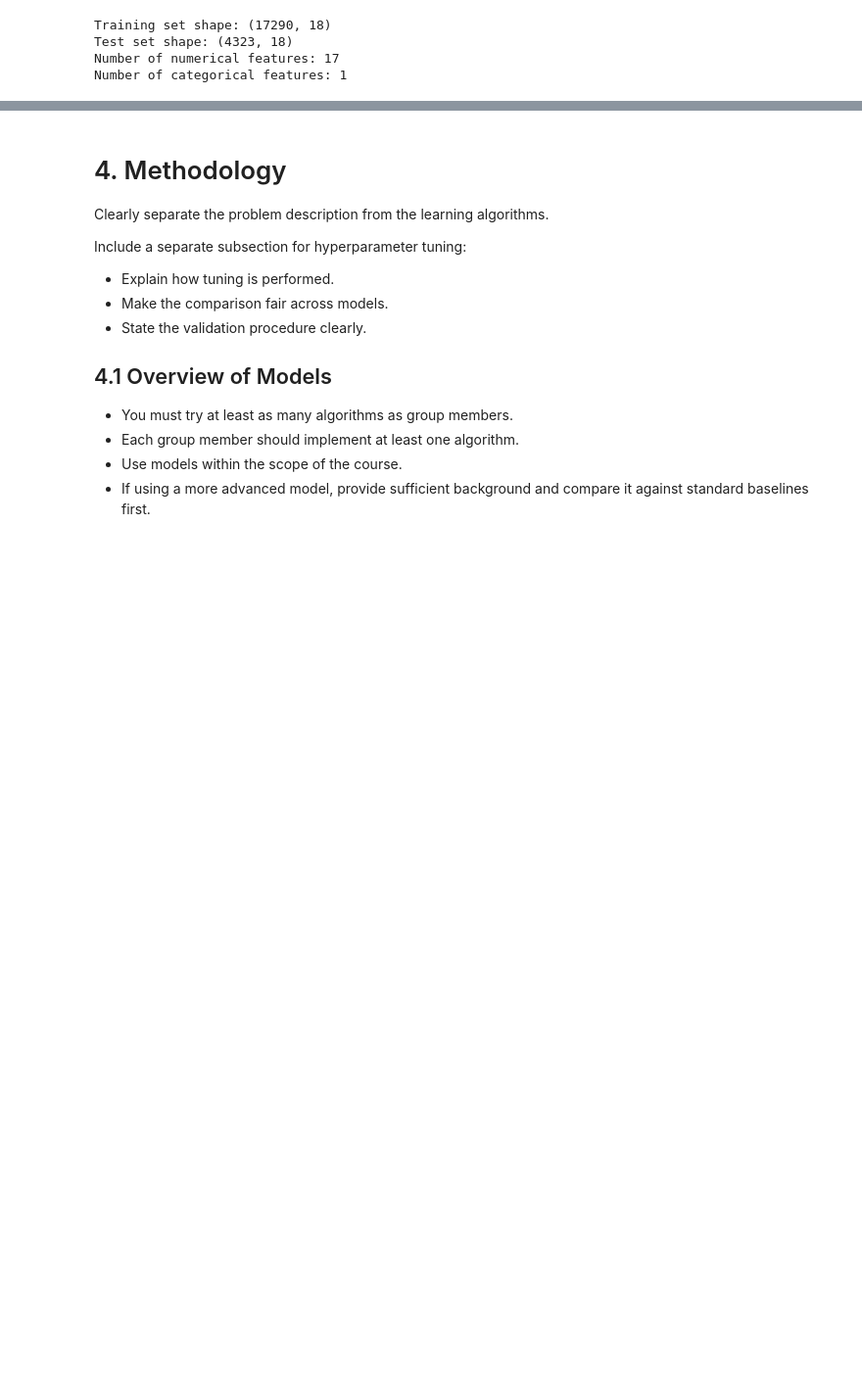
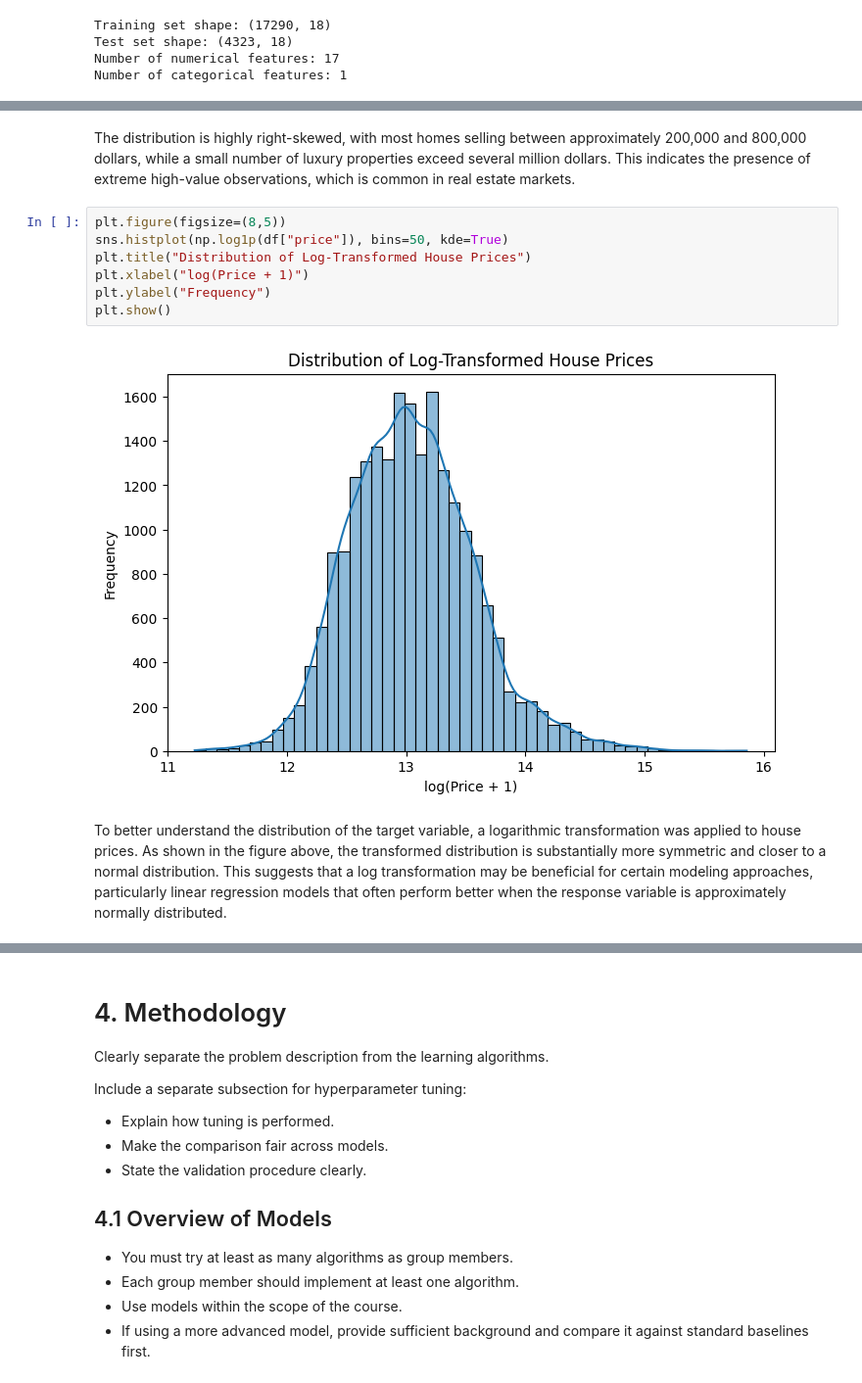
Before and after one commit to p0linal1/CFRM-421-Project, a Jupyter notebook: CFRM421_group5_final_project.ipynb, the cells around one changed output, grey strips where cells are left out. Shown at 98% size. Drawn from its saved outputs; the diff is of its cells as text; blank space fills up the shorter version.

```diff
--- a/CFRM421_group5_final_project.ipynb
+++ b/CFRM421_group5_final_project.ipynb
@@ -214,0 +235,13 @@ Number of categorical features: 1
+# %% [markdown]
+The distribution is highly right-skewed, with most homes selling between approximately 200,000 and 800,000 dollars, while a small number of luxury properties exceed several million dollars. This indicates the presence of extreme high-value observations, which is common in real estate markets.
+# %%
+plt.figure(figsize=(8,5))
+sns.histplot(np.log1p(df["price"]), bins=50, kde=True)
+plt.title("Distribution of Log-Transformed House Prices")
+plt.xlabel("log(Price + 1)")
+plt.ylabel("Frequency")
+plt.show()
+# %% [output]
+[figure, added]
+# %% [markdown]
+To better understand the distribution of the target variable, a logarithmic transformation was applied to house prices. As shown in the figure above, the transformed distribution is substantially more symmetric and closer to a normal distribution. This suggests that a log transformation may be beneficial for certain modeling approaches, particularly linear regression models that often perform better when the response variable is approximately normally distributed.
```
Also changed, not shown: parts of 21 cells of this notebook.
